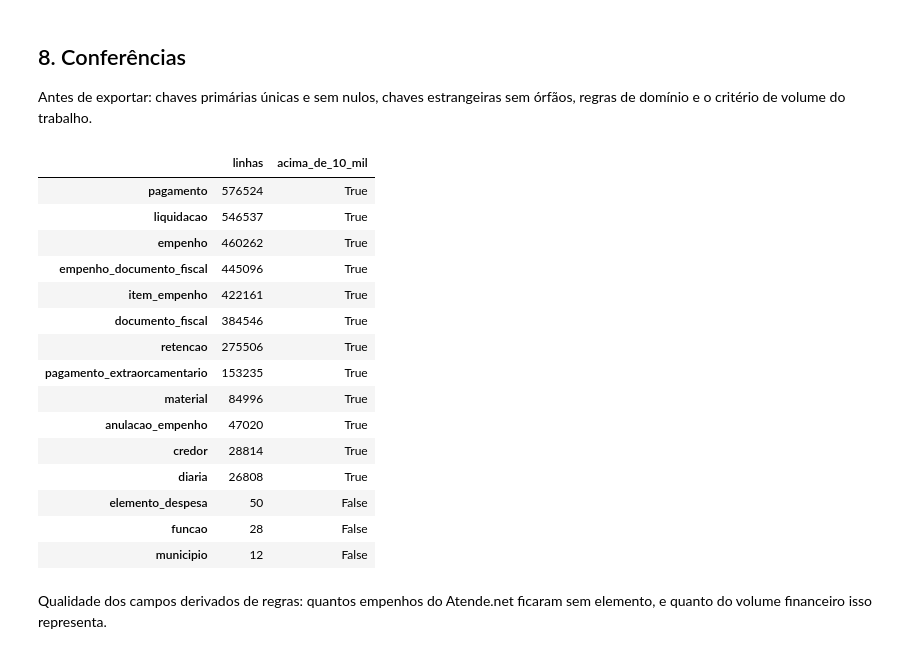
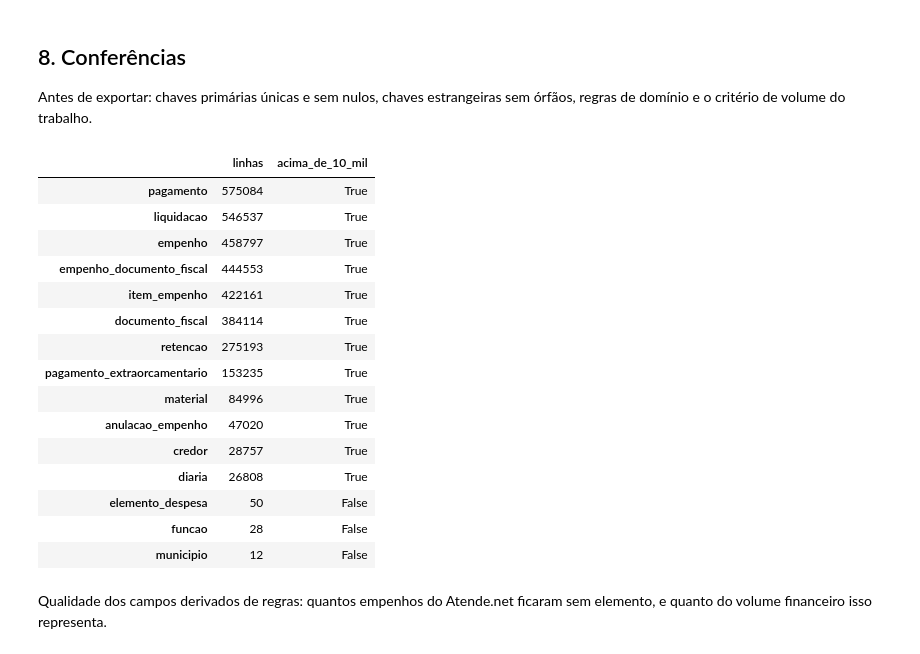
Before and after one commit to 02kamk/Trabalho_Final_Engenharia_de_Dados, a Jupyter notebook: notebooks/tratamento.ipynb, the cells around one changed output. Cells and saved outputs as stored; diff of their text form; code cells hidden in the pictures.

```diff
--- a/notebooks/tratamento.ipynb
+++ b/notebooks/tratamento.ipynb
@@ -261,8 +267,14 @@ empenho_documentos = Counter()
 nomes_elemento = defaultdict(Counter)
 elemento_por_descricao = defaultdict(Counter)
 liquidacoes_repetidas = 0
+restos_listados = Counter()
 
 for r in ler_betha("execucao_detalhada"):
+    if r["dataEmpenho"][:4] != str(r["anoExercicio"]):
+        assert not numero(r.get("valorEmpenhado")) and not r.get("liquidacoes"), r["_id"]
+        assert not any(p.get("valorPagamento") for p in r.get("pagamentos") or []), r["_id"]
+        restos_listados[r["_ibge"]] += 1
+        continue
     id_empenho = len(empenhos) + 1
     codigo_elemento = r["mascaraElemento"][4:6]
     nomes_elemento[codigo_elemento][texto(r["descricaoDetalhamentoElemento"])] += 1
@@ -324,6 +336,7 @@ for r in ler_betha("execucao_detalhada"):
                               data_iso(x.get("dataRetencao")), x["valorRetencao"]))
 
 {"empenhos": len(empenhos), "itens": len(itens), "documentos": len(documentos_fiscais),
+ "restos a pagar listados de novo (descartados)": dict(restos_listados),
  "liquidações": len(liquidacoes), "liquidações repetidas descartadas": liquidacoes_repetidas,
  "retenções": len(retencoes), "pagamentos": len(pagamentos),
  "documentos com chave de acesso divergente": divergencias_documento["chave de acesso diferente"]}
@@ -606,44 +621,45 @@ CHAVES_ESTRANGEIRAS = [
     ("diaria", "ibge", "municipio", "ibge"),
     ("diaria", "id_credor", "credor", "id_credor"),
     ("pagamento_extraorcamentario", "ibge", "municipio", "ibge"),
     ("pagamento_extraorcamentario", "id_credor", "credor", "id_credor"),
 ]
 
 for t, pk in CHAVES_PRIMARIAS.items():
     assert tabelas[t][pk].notna().all().all(), f"{t}: chave primária nula"
     assert not tabelas[t].duplicated(pk).any(), f"{t}: chave primária repetida"
 for t, uk in CHAVES_UNICAS.items():
     assert not tabelas[t].duplicated(uk).any(), f"{t}: chave única {uk} repetida"
 orfaos = {}
 for filha, coluna, pai, chave_pai in CHAVES_ESTRANGEIRAS:
     valores = tabelas[filha][coluna].dropna()
     orfaos[f"{filha}.{coluna}"] = int((~valores.isin(tabelas[pai][chave_pai])).sum())
 assert not any(orfaos.values()), {k: v for k, v in orfaos.items() if v}
 
 r = tabelas["retencao"]
 assert (r["id_liquidacao"].isna() != r["id_empenho"].isna()).all(), "retenção sem exatamente uma ligação"
 assert tabelas["empenho"]["tipo"].dropna().isin(TIPOS_EMPENHO).all()
 assert tabelas["anulacao_empenho"]["tipo"].isin(TIPOS_ANULACAO).all()
 assert tabelas["empenho"]["ano"].isin(list(ANOS)).all()
+assert (pd.to_datetime(tabelas["empenho"]["data_emissao"]).dt.year == tabelas["empenho"]["ano"]).all(), "empenho com data fora do exercício"
 assert tabelas["credor"]["documento"].dropna().str.fullmatch(r"[\d*]{11}|[\d*]{14}").all(), "documento fora do formato"
 assert not tabelas["credor"]["documento"].dropna().str.fullmatch(r"\d{11}").any(), "CPF completo"
 
 contagem = pd.Series({t: len(df) for t, df in tabelas.items()}, name="linhas").sort_values(ascending=False)
 assert (contagem >= 10_000).mean() >= 0.8, "menos de 80% das tabelas com 10 mil linhas"
 contagem.to_frame().assign(acima_de_10_mil=contagem >= 10_000)
 # %% [output]
 |  | linhas | acima_de_10_mil |
-| pagamento | 576524 | True |
+| pagamento | 575084 | True |
 | liquidacao | 546537 | True |
-| empenho | 460262 | True |
-| empenho_documento_fiscal | 445096 | True |
+| empenho | 458797 | True |
+| empenho_documento_fiscal | 444553 | True |
 | item_empenho | 422161 | True |
-| documento_fiscal | 384546 | True |
-| retencao | 275506 | True |
+| documento_fiscal | 384114 | True |
+| retencao | 275193 | True |
 | pagamento_extraorcamentario | 153235 | True |
 | material | 84996 | True |
 | anulacao_empenho | 47020 | True |
-| credor | 28814 | True |
+| credor | 28757 | True |
 | diaria | 26808 | True |
 | elemento_despesa | 50 | False |
 | funcao | 28 | False |
```
Also changed, not shown: parts of 3 cells of this notebook, 5 other files.
